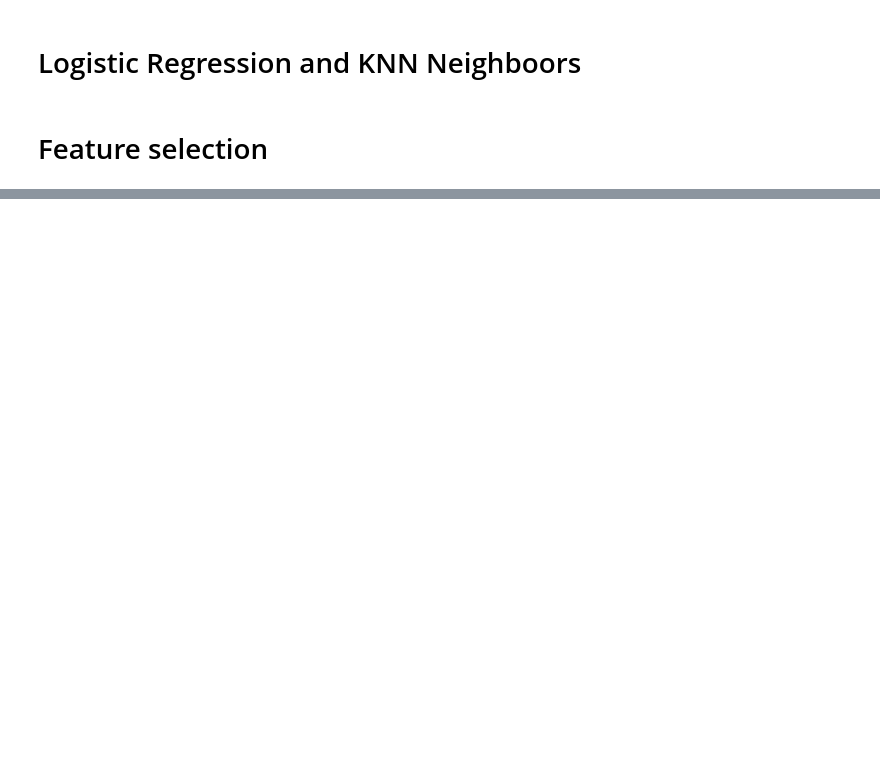
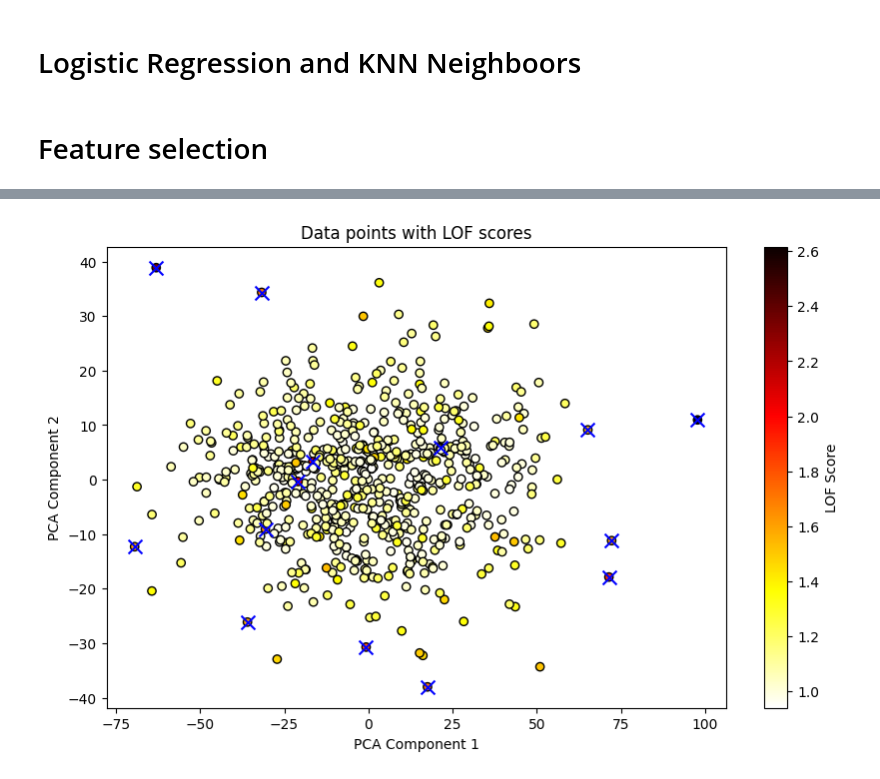
Before and after one commit to AuraNatale/AutismDataMining, a Jupyter notebook: Source Code/classification_good.ipynb, the cells around one changed output, grey strips where cells are left out. Cells and saved outputs as stored; diff of their text form; code cells hidden in the pictures; blank space fills up the shorter version.

Commit message:
Outlier detection

```diff
--- a/Source Code/classification_good.ipynb
+++ b/Source Code/classification_good.ipynb
@@ -391,0 +431,17 @@ numeric_columns, categorical_columns, ASD_phenotypic= of.select_columns(ASD_phen
+# %%
+from sklearn.neighbors import LocalOutlierFactor
+ASD_phenotypic_outliers = ASD_phenotypic.select_dtypes(include=[np.number])
+X = ASD_phenotypic_outliers.values
+
+# Initialize Local Outlier Factor
+lof = LocalOutlierFactor(n_neighbors=10, contamination=0.02)  # Adjust parameters as needed
+
+# Fit the model and predict outliers
+outliers = lof.fit_predict(X)
+
+# outliers == -1 indicates outliers, 1 indicates inliers
+ASD_phenotypic_outliers['outlier'] = outliers
+
+
+# Print number of detected outliers
+print(f"Number of outliers detected: {np.sum(outliers == -1)}")
@@ -391,0 +488,22 @@ numeric_columns, categorical_columns, ASD_phenotypic= of.select_columns(ASD_phen
+# %%
+from sklearn.decomposition import PCA
+import matplotlib.pyplot as plt
+
+# Perform PCA for dimensionality reduction
+pca = PCA(n_components=2)
+X_reduced = pca.fit_transform(X)
+outliers = X_reduced[ASD_phenotypic_outliers['outlier'] == -1]
+
+lof_scores = lof.negative_outlier_factor_
+
+# Plot the data points with color indicating LOF scores
+plt.figure(figsize=(10, 6))
+plt.scatter(X_reduced[:, 0], X_reduced[:, 1], c=-lof_scores, cmap='hot_r', edgecolor='k', label='Inliers')
+plt.colorbar(label='LOF Score')
+plt.scatter(outliers[:, 0], outliers[:, 1], c='blue', edgecolor='k', marker='x', s=100, label='Outliers')  # Highlight outliers
+plt.xlabel('PCA Component 1')
+plt.ylabel('PCA Component 2')
+plt.title('Data points with LOF scores')
+plt.show()
+# %% [output]
+[figure, added]
```
Also changed, not shown: parts of 22 cells of this notebook, 2 other files.
